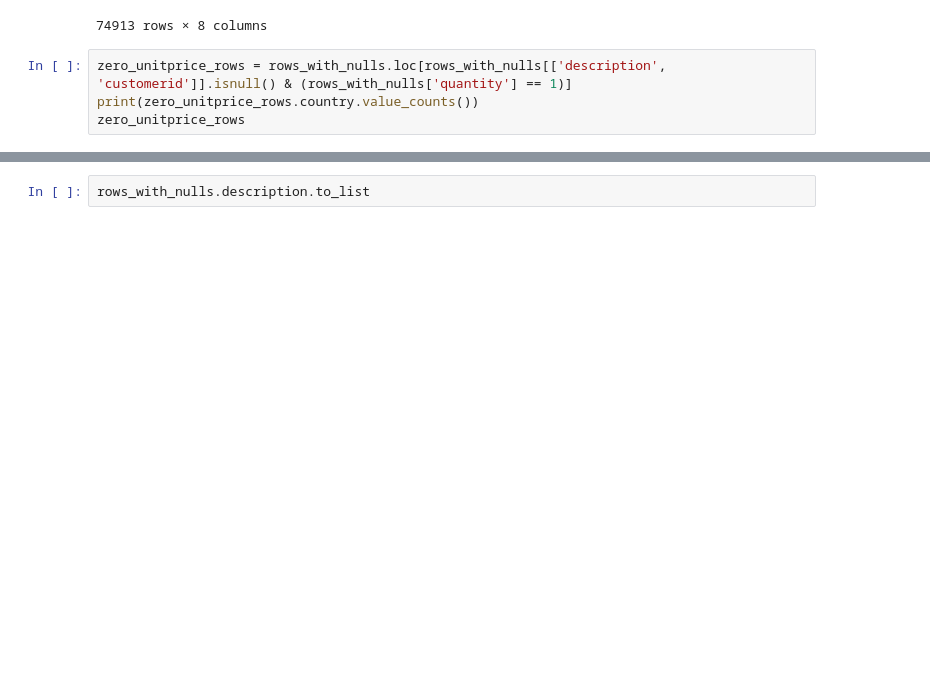
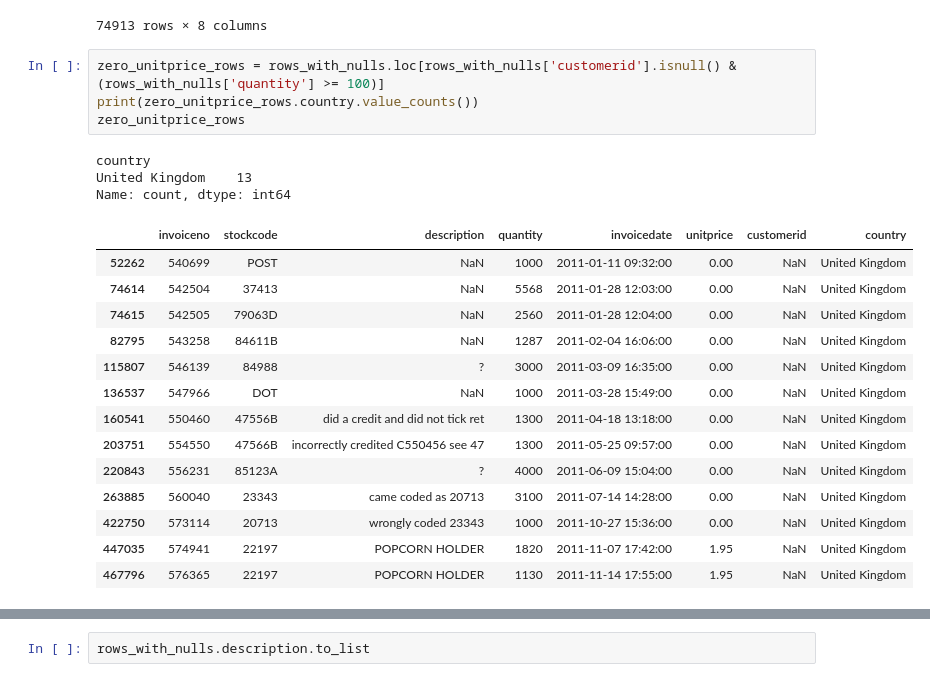
Before and after one commit to Marc-Aradillas/customer-segmentation-project, a Jupyter notebook: prep.ipynb, the cells around one changed output, grey strips where cells are left out. Cells and saved outputs as stored; diff of their text form; blank space fills up the shorter version.

```diff
--- a/prep.ipynb
+++ b/prep.ipynb
@@ -310,8 +316,26 @@ Name: count, dtype: int64
 | 541540 | 581498 | DOT | DOTCOM POSTAGE | 1 | 2011-12-09 10:26:00 | 1714.17 | NaN | United Kingdom |
 74913 rows × 8 columns
 # %%
-zero_unitprice_rows = rows_with_nulls.loc[rows_with_nulls[['description', 'customerid']].isnull() & (rows_with_nulls['quantity'] == 1)]
+zero_unitprice_rows = rows_with_nulls.loc[rows_with_nulls['customerid'].isnull() & (rows_with_nulls['quantity'] >= 100)]
 print(zero_unitprice_rows.country.value_counts())
 zero_unitprice_rows
+# %% [output]
+country
+United Kingdom    13
+Name: count, dtype: int64
+|  | invoiceno | stockcode | description | quantity | invoicedate | unitprice | customerid | country |
+| 52262 | 540699 | POST | NaN | 1000 | 2011-01-11 09:32:00 | 0.00 | NaN | United Kingdom |
+| 74614 | 542504 | 37413 | NaN | 5568 | 2011-01-28 12:03:00 | 0.00 | NaN | United Kingdom |
+| 74615 | 542505 | 79063D | NaN | 2560 | 2011-01-28 12:04:00 | 0.00 | NaN | United Kingdom |
+| 82795 | 543258 | 84611B | NaN | 1287 | 2011-02-04 16:06:00 | 0.00 | NaN | United Kingdom |
+| 115807 | 546139 | 84988 | ? | 3000 | 2011-03-09 16:35:00 | 0.00 | NaN | United Kingdom |
+| 136537 | 547966 | DOT | NaN | 1000 | 2011-03-28 15:49:00 | 0.00 | NaN | United Kingdom |
+| 160541 | 550460 | 47556B | did a credit and did not tick ret | 1300 | 2011-04-18 13:18:00 | 0.00 | NaN | United Kingdom |
+| 203751 | 554550 | 47566B | incorrectly credited C550456 see 47 | 1300 | 2011-05-25 09:57:00 | 0.00 | NaN | United Kingdom |
+| 220843 | 556231 | 85123A | ? | 4000 | 2011-06-09 15:04:00 | 0.00 | NaN | United Kingdom |
+| 263885 | 560040 | 23343 | came coded as 20713 | 3100 | 2011-07-14 14:28:00 | 0.00 | NaN | United Kingdom |
+| 422750 | 573114 | 20713 | wrongly coded 23343 | 1000 | 2011-10-27 15:36:00 | 0.00 | NaN | United Kingdom |
+| 447035 | 574941 | 22197 | POPCORN HOLDER | 1820 | 2011-11-07 17:42:00 | 1.95 | NaN | United Kingdom |
+| 467796 | 576365 | 22197 | POPCORN HOLDER | 1130 | 2011-11-14 17:55:00 | 1.95 | NaN | United Kingdom |
 # %%
 rows_with_nulls.description.value_counts()
```
Also changed, not shown: parts of 6 cells of this notebook.
